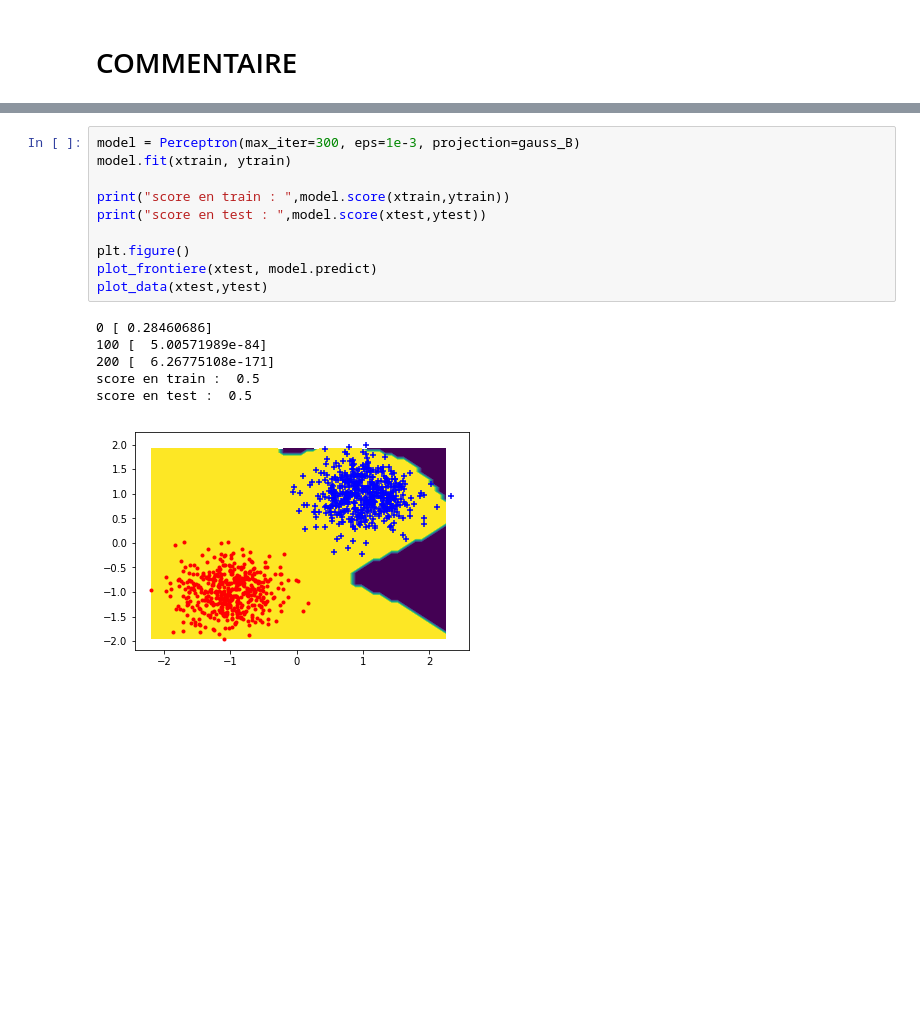
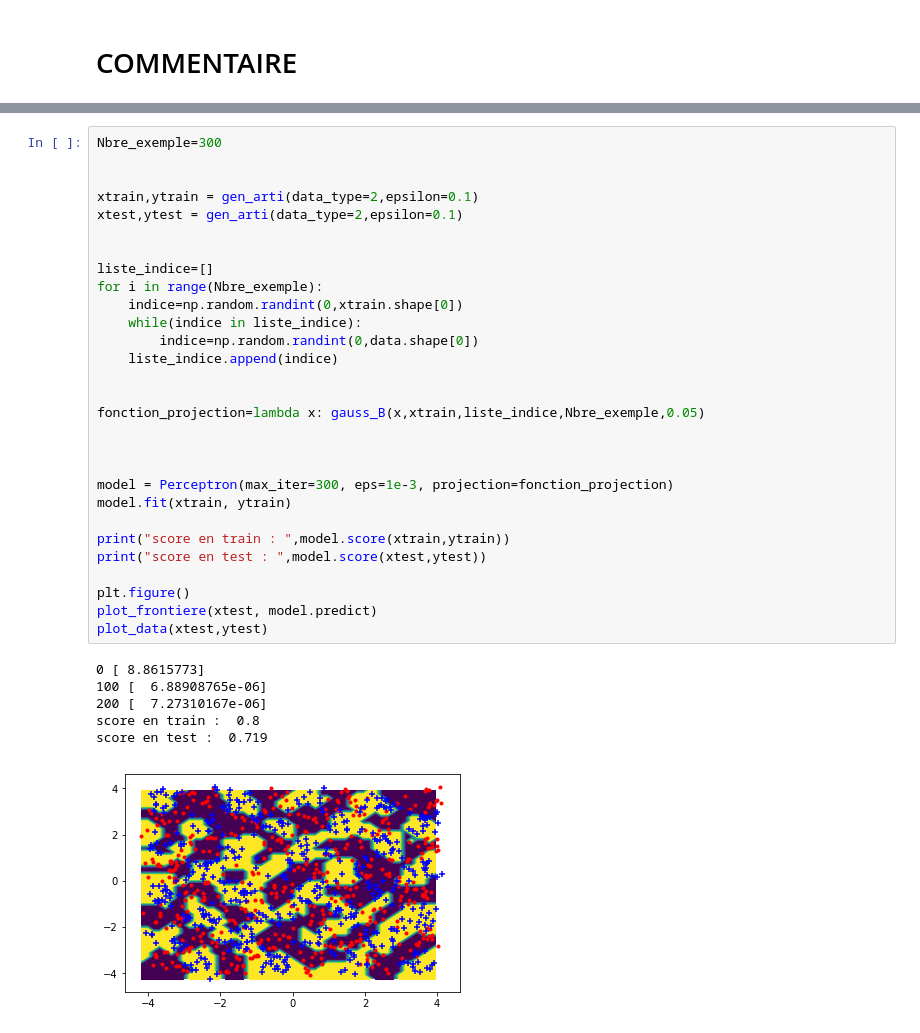
Before and after one commit to AmineKheldouni/Machine-Learning, a Jupyter notebook: Untitled.ipynb, the cells around one changed output, grey strips where cells are left out. Cells and saved outputs as stored; diff of their text form; blank space fills up the shorter version.

```diff
--- a/Untitled.ipynb
+++ b/Untitled.ipynb
@@ -370,17 +407,36 @@ score en test :  0.994
 # %%
-model = Perceptron(max_iter=300, eps=1e-3, projection=gauss_B)
+Nbre_exemple=300
+
+
+xtrain,ytrain = gen_arti(data_type=2,epsilon=0.1)
+xtest,ytest = gen_arti(data_type=2,epsilon=0.1)
+
+
+liste_indice=[]
+for i in range(Nbre_exemple):
+    indice=np.random.randint(0,xtrain.shape[0])
+    while(indice in liste_indice):
+        indice=np.random.randint(0,data.shape[0])
+    liste_indice.append(indice)
+
+
+fonction_projection=lambda x: gauss_B(x,xtrain,liste_indice,Nbre_exemple,0.05)
+
+
+
+model = Perceptron(max_iter=300, eps=1e-3, projection=fonction_projection)
 model.fit(xtrain, ytrain)
 
 print("score en train : ",model.score(xtrain,ytrain))
 print("score en test : ",model.score(xtest,ytest))
 
 plt.figure()
 plot_frontiere(xtest, model.predict)
 plot_data(xtest,ytest)
 # %% [output]
-0 [ 0.28460686]
-100 [  5.00571989e-84]
-200 [  6.26775108e-171]
-score en train :  0.5
-score en test :  0.5
+0 [ 8.8615773]
+100 [  6.88908765e-06]
+200 [  7.27310167e-06]
+score en train :  0.8
+score en test :  0.719
-[figure, old version]
+[figure, new version]
```
Also changed, not shown: parts of 7 cells of this notebook.
